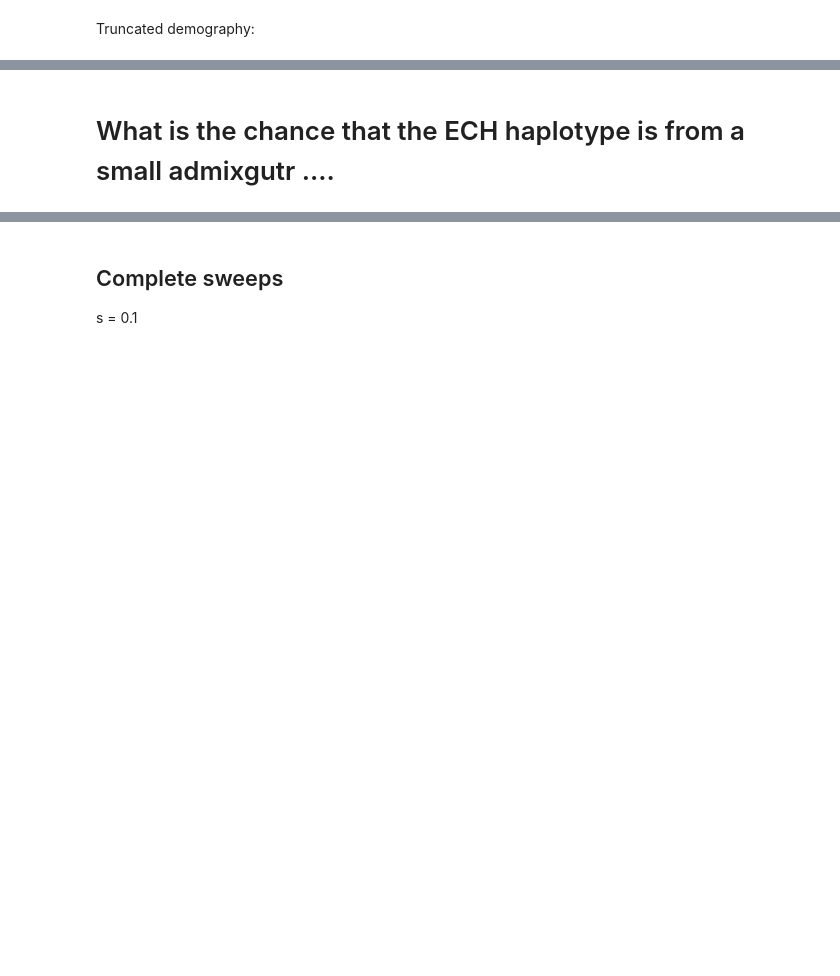
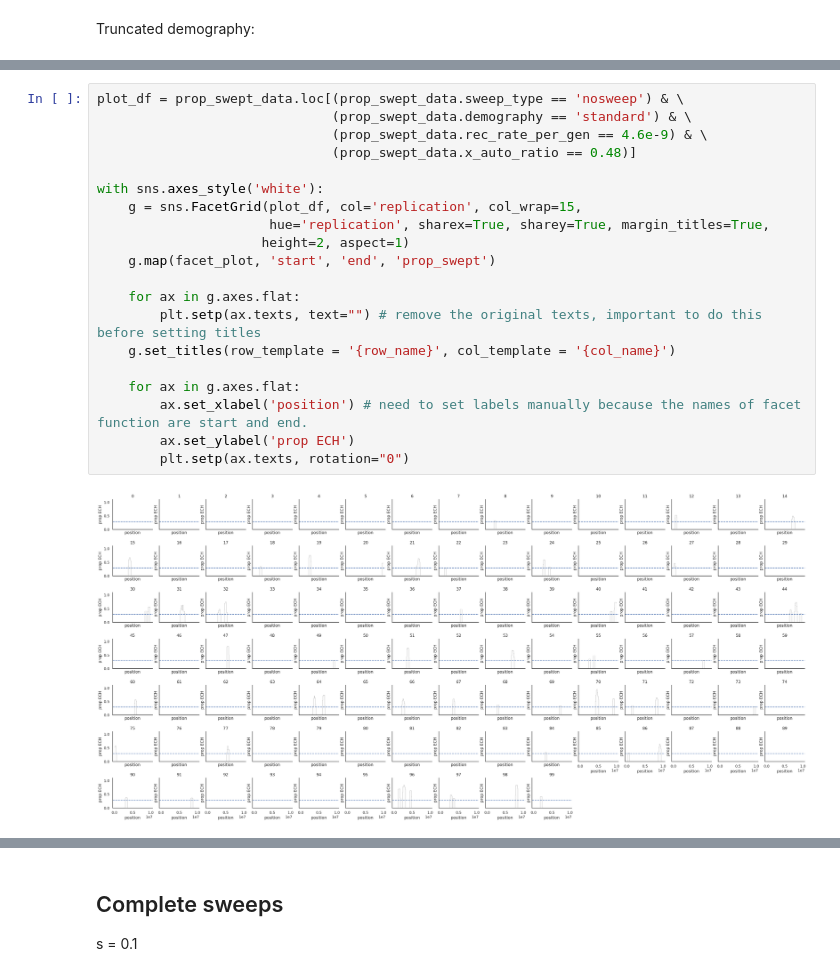
Before and after one commit to kaspermunch/humanXsweeps, a Jupyter notebook: notebooks/nb_22_slim_simulations.ipynb, the cells around one changed output, grey strips where cells are left out. Drawn from its saved outputs; the diff is of its cells as text; blank space fills up the shorter version.

```diff
--- a/notebooks/nb_22_slim_simulations.ipynb
+++ b/notebooks/nb_22_slim_simulations.ipynb
@@ -208,2 +206,22 @@ with sns.axes_style('whitegrid'):
-# %% [markdown]
-# What is the chance that the ECH haplotype is from a small admixgutr ....
+# %%
+plot_df = prop_swept_data.loc[(prop_swept_data.sweep_type == 'nosweep') & \
+                              (prop_swept_data.demography == 'standard') & \
+                              (prop_swept_data.rec_rate_per_gen == 4.6e-9) & \
+                              (prop_swept_data.x_auto_ratio == 0.48)]
+
+with sns.axes_style('white'):
+    g = sns.FacetGrid(plot_df, col='replication', col_wrap=15,
+                      hue='replication', sharex=True, sharey=True, margin_titles=True,
+                     height=2, aspect=1)
+    g.map(facet_plot, 'start', 'end', 'prop_swept')
+
+    for ax in g.axes.flat:
+        plt.setp(ax.texts, text="") # remove the original texts, important to do this before setting titles
+    g.set_titles(row_template = '{row_name}', col_template = '{col_name}')
+
+    for ax in g.axes.flat:
+        ax.set_xlabel('position') # need to set labels manually because the names of facet function are start and end.
+        ax.set_ylabel('prop ECH')
+        plt.setp(ax.texts, rotation="0")
+# %% [output]
+[figure, added]
```
Also changed, not shown: parts of 28 cells of this notebook, 3 other files.
